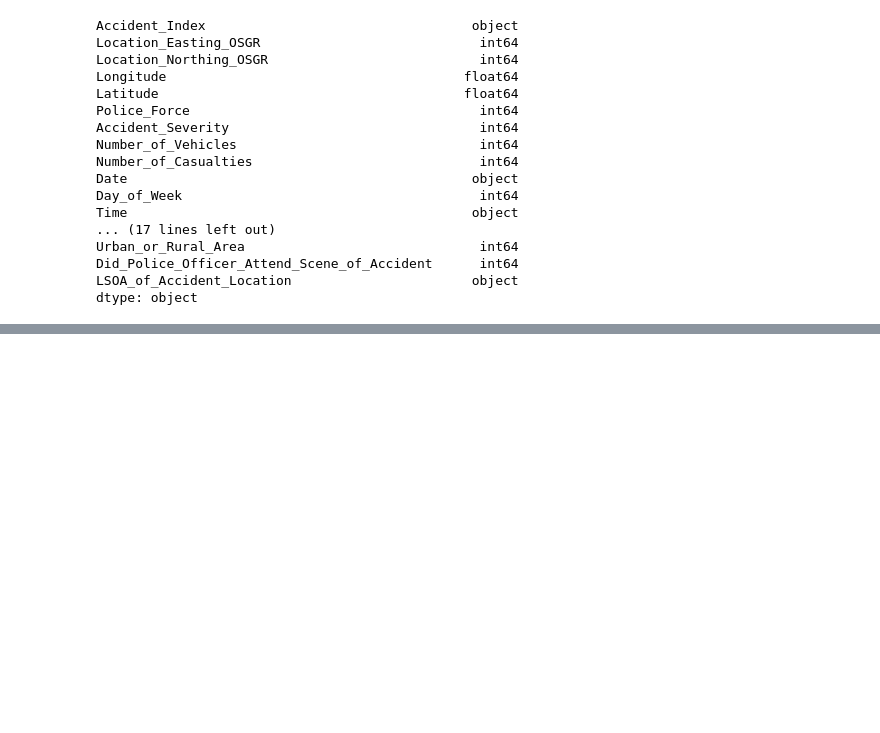
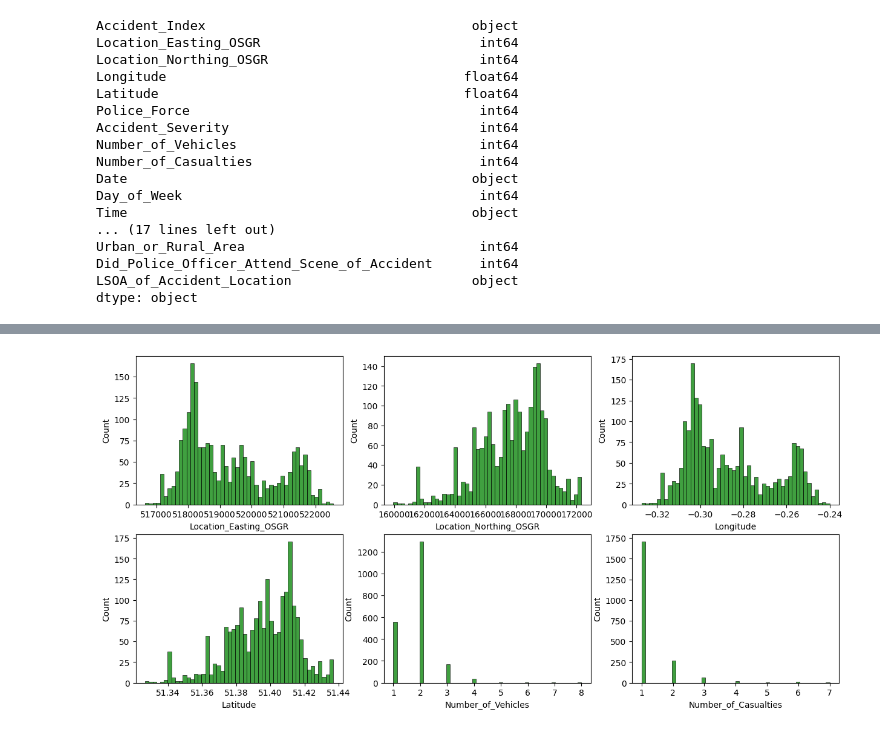
Before and after one commit to christopherjude/data-mining, a Jupyter notebook: accidents.ipynb, the cells around one changed output, grey strips where cells are left out. Saved outputs shown, nothing was run; the diff lists cells and outputs as text; code cells hidden in the pictures; blank space fills up the shorter version.

```diff
--- a/accidents.ipynb
+++ b/accidents.ipynb
@@ -156,0 +177,10 @@ Name: LSOA_of_Accident_Location, Length: 2070, dtype: object
+# %%
+# Use histogram for all the numeical variables
+fig = plt.figure(figsize= (15,30))
+
+for i in range(len(my_data_numeric.columns)):
+    column = my_data_numeric.columns[i]
+    sub = fig.add_subplot(8,3, i+1)
+    chart = sns.histplot(data=my_data_numeric, x=column, bins=50, color='g', kde=False)
+# %% [output]
+[figure, added]
```
Also changed, not shown: parts of 22 cells of this notebook, 2 other files.
